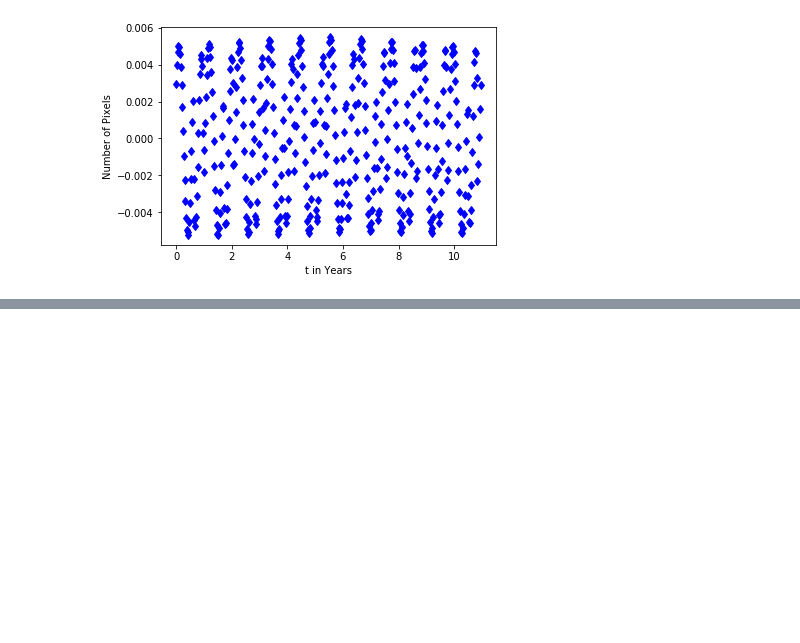
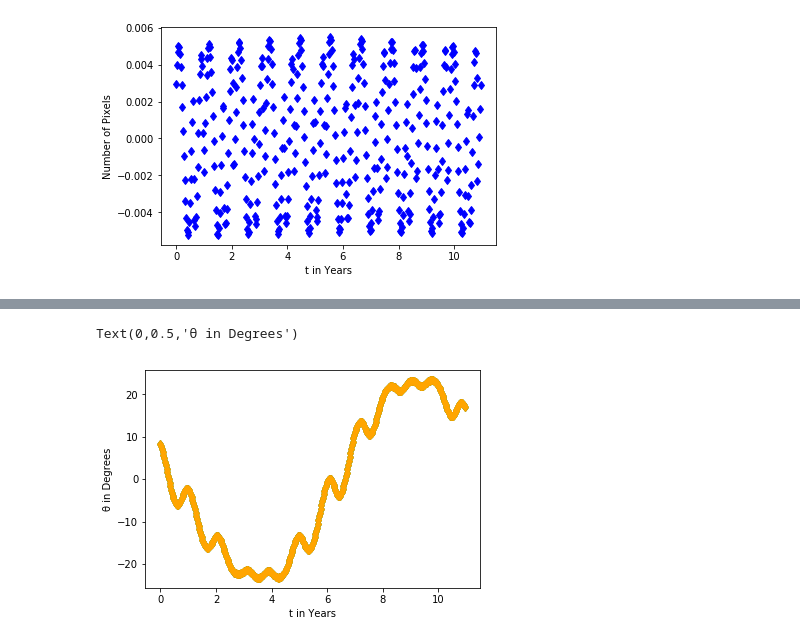
Before and after one commit to Alexandros101/Irregular-Satellites, a Jupyter notebook: SpiceKernel.ipynb, the cells around one changed output, grey strips where cells are left out. Drawn from its saved outputs; the diff is of its cells as text; code cells hidden in the pictures; blank space fills up the shorter version.

```diff
--- a/SpiceKernel.ipynb
+++ b/SpiceKernel.ipynb
@@ -285,0 +320,9 @@ array([163.70202338,   8.22545808])
+# %%
+x = np.linspace(0,400,400)
+plt.plot(x*10/365.25,mDEC,"d",color = "green")
+plt.plot(x*10/365.25,aDEC,"d",color = "orange")
+plt.xlabel("t in Years")
+plt.ylabel("θ in Degrees")
+# %% [output]
+Text(0,0.5,'θ in Degrees')
+[figure, added]
```
Also changed, not shown: parts of 6 cells of this notebook, 1 other file.
